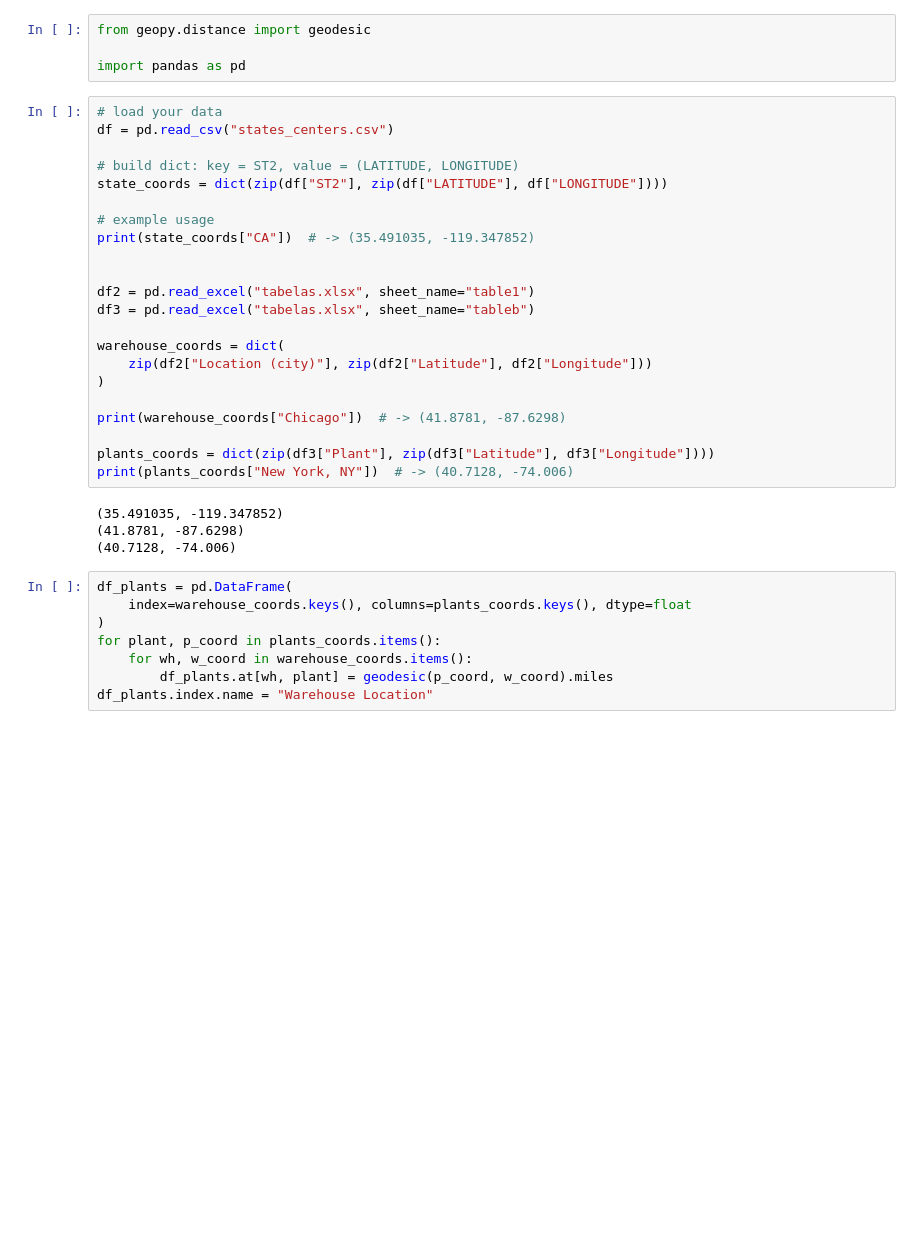
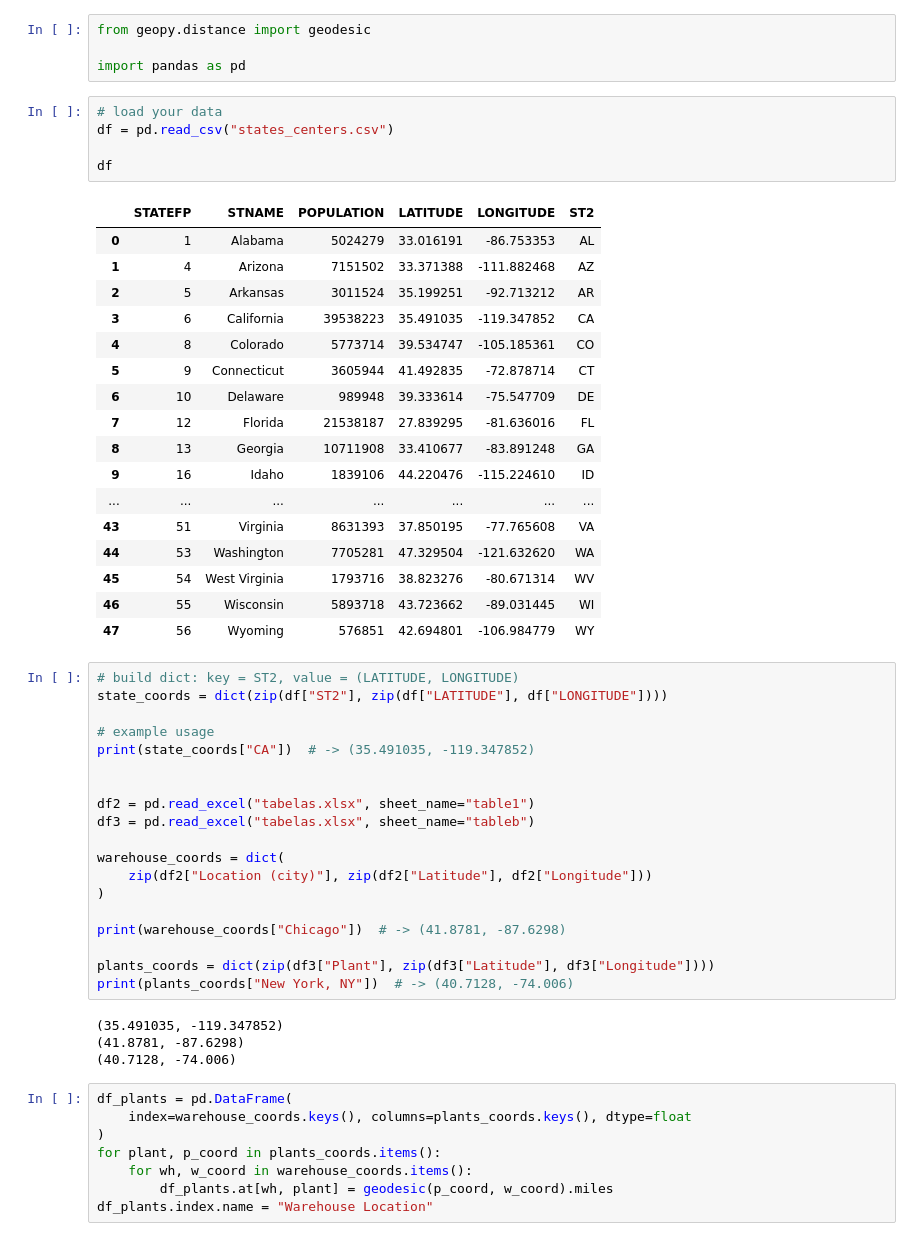
Before and after one commit to Gui-FernandesBR/PRO5807-case-study-2025, a Jupyter notebook: notebooks/getting_distances.ipynb, the cells around one changed output. Drawn from its saved outputs; the diff is of its cells as text; blank space fills up the shorter version.

```diff
--- a/notebooks/getting_distances.ipynb
+++ b/notebooks/getting_distances.ipynb
@@ -2,10 +13,30 @@
 from geopy.distance import geodesic
 
 import pandas as pd
+# %%
+# load your data
+df = pd.read_csv("states_centers.csv")
+
+df
+# %% [output]
+|  | STATEFP | STNAME | POPULATION | LATITUDE | LONGITUDE | ST2 |
+| 0 | 1 | Alabama | 5024279 | 33.016191 | -86.753353 | AL |
+| 1 | 4 | Arizona | 7151502 | 33.371388 | -111.882468 | AZ |
+| 2 | 5 | Arkansas | 3011524 | 35.199251 | -92.713212 | AR |
+| 3 | 6 | California | 39538223 | 35.491035 | -119.347852 | CA |
+| 4 | 8 | Colorado | 5773714 | 39.534747 | -105.185361 | CO |
+| 5 | 9 | Connecticut | 3605944 | 41.492835 | -72.878714 | CT |
+| 6 | 10 | Delaware | 989948 | 39.333614 | -75.547709 | DE |
+| 7 | 12 | Florida | 21538187 | 27.839295 | -81.636016 | FL |
+| 8 | 13 | Georgia | 10711908 | 33.410677 | -83.891248 | GA |
+| 9 | 16 | Idaho | 1839106 | 44.220476 | -115.224610 | ID |
+| ... | ... | ... | ... | ... | ... | ... |
+| 43 | 51 | Virginia | 8631393 | 37.850195 | -77.765608 | VA |
+| 44 | 53 | Washington | 7705281 | 47.329504 | -121.632620 | WA |
+| 45 | 54 | West Virginia | 1793716 | 38.823276 | -80.671314 | WV |
+| 46 | 55 | Wisconsin | 5893718 | 43.723662 | -89.031445 | WI |
+| 47 | 56 | Wyoming | 576851 | 42.694801 | -106.984779 | WY |
 # %%
-# load your data
-df = pd.read_csv("states_centers.csv")
-
 # build dict: key = ST2, value = (LATITUDE, LONGITUDE)
 state_coords = dict(zip(df["ST2"], zip(df["LATITUDE"], df["LONGITUDE"])))
 
```
Also changed, not shown: parts of 1 cell of this notebook, 1 other file.
